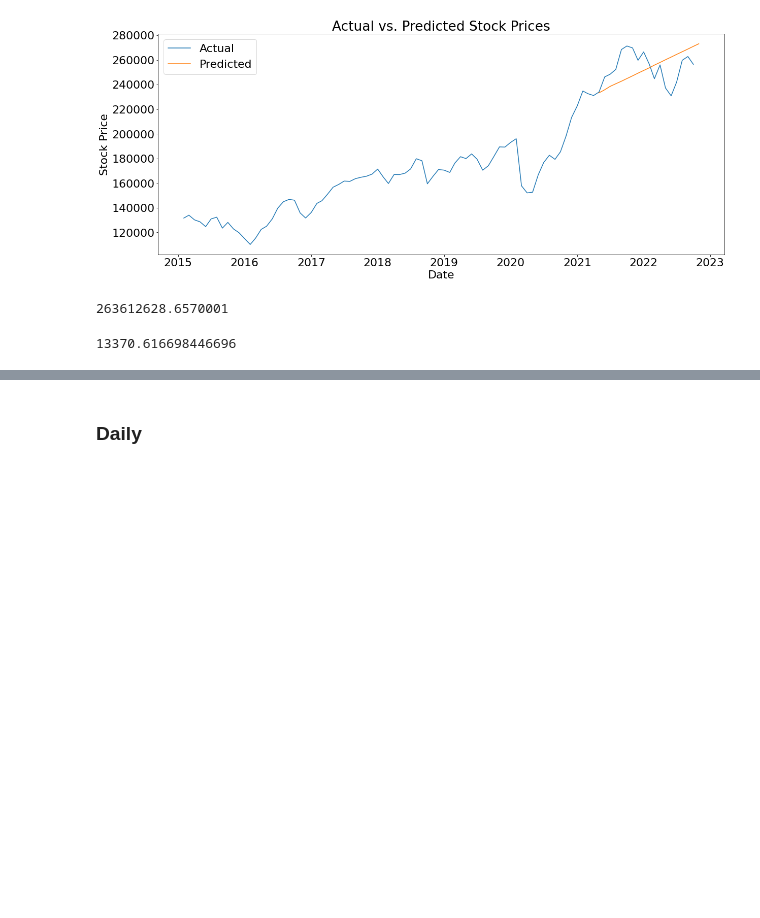
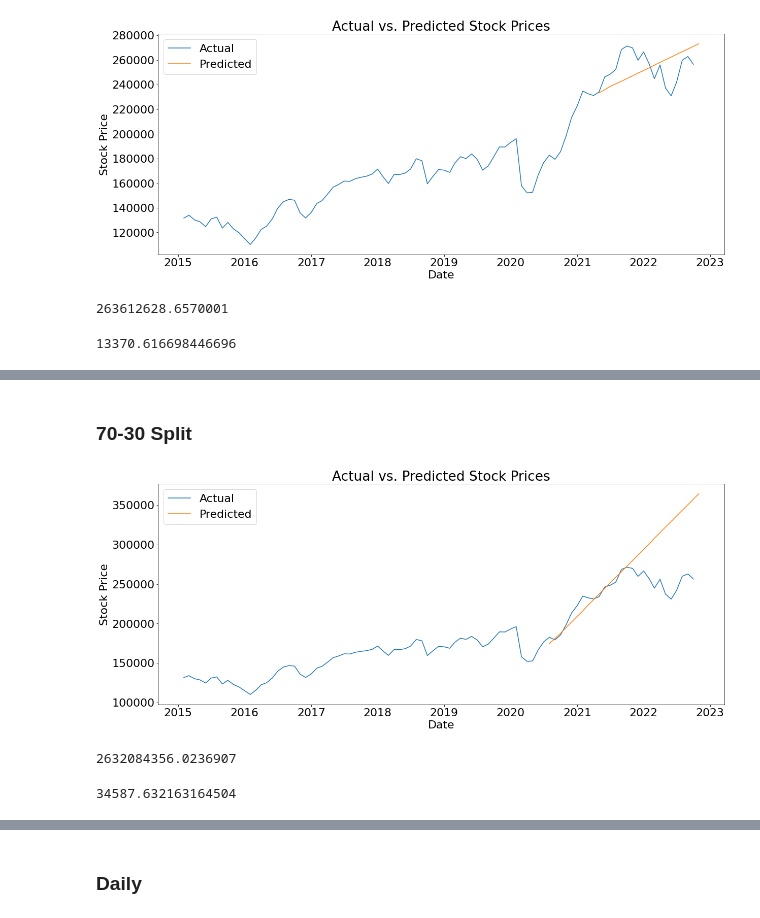
Before and after one commit to rjw8ng/DS5110_FinalProject, a Jupyter notebook: ARIMA/arima_Apr23_pt2.ipynb, the cells around one changed output, grey strips where cells are left out. Drawn from its saved outputs; the diff is of its cells as text; code cells hidden in the pictures; blank space fills up the shorter version.

Commit message:
arima updates

```diff
--- a/ARIMA/arima_Apr23_pt2.ipynb
+++ b/ARIMA/arima_Apr23_pt2.ipynb
@@ -114,3 +116,40 @@ SARIMAX Results
 Warnings:
 [1] Covariance matrix calculated using the outer product of gradients (complex-step).
 [2] Covariance matrix is singular or near-singular, with condition number inf. Standard errors may be unstable.
+# %% [markdown]
+### 70-30 Split
+# %%
+train_len_monthly = int(len(agg_data_monthly)*0.7)
+
+train_monthly = agg_data_monthly.close[:train_len_monthly]
+test_monthly = agg_data_monthly.close[train_len_monthly:]
+train_monthly.index = pd.DatetimeIndex(train_monthly.index).to_period('M')
+test_monthly.index = pd.DatetimeIndex(test_monthly.index).to_period('M')
+# %%
+model_monthly = ARIMA(train_monthly, order=(3, 2, 0))
+model_monthly = model_monthly.fit()
+
+pred_monthly = model_monthly.predict(start=train_len_monthly, end = len(agg_data_monthly)-1, typ='levels')
+
+# Visualize predictions and actual stock prices
+plt.figure(figsize=(20,8))
+plt.rcParams.update({'font.size': 22})
+plt.plot(agg_data_monthly.close, label='Actual')
+plt.plot(test_monthly.index, pred_monthly, label='Predicted')
+plt.xlabel('Date')
+plt.ylabel('Stock Price')
+plt.title('Actual vs. Predicted Stock Prices')
+plt.legend()
+plt.show()
+# %% [output]
+[figure, added]
+# %%
+mse_monthly = mean_squared_error(test_monthly, pred_monthly)
+mse_monthly
+# %% [output]
+2632084356.0236907
+# %%
+mae_monthly = mean_absolute_error(test_monthly, pred_monthly)
+mae_monthly
+# %% [output]
+34587.632163164504
```
Also changed, not shown: parts of 13 cells of this notebook, 10 other files.
